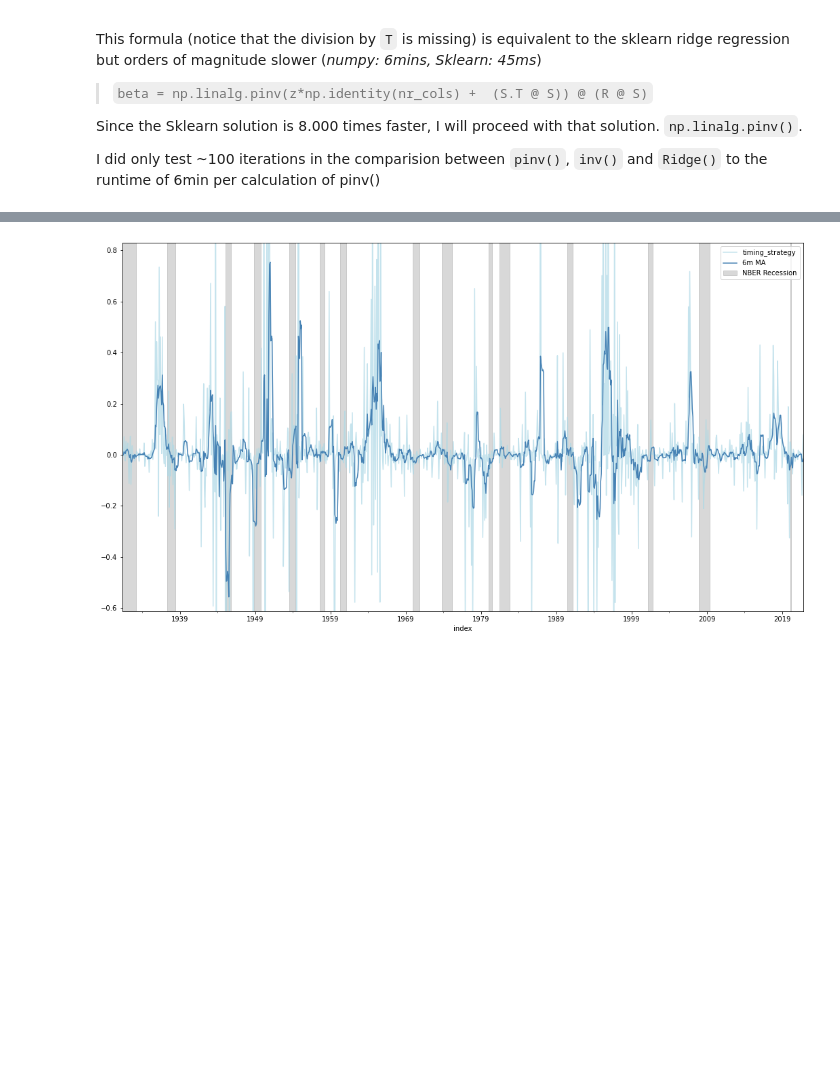
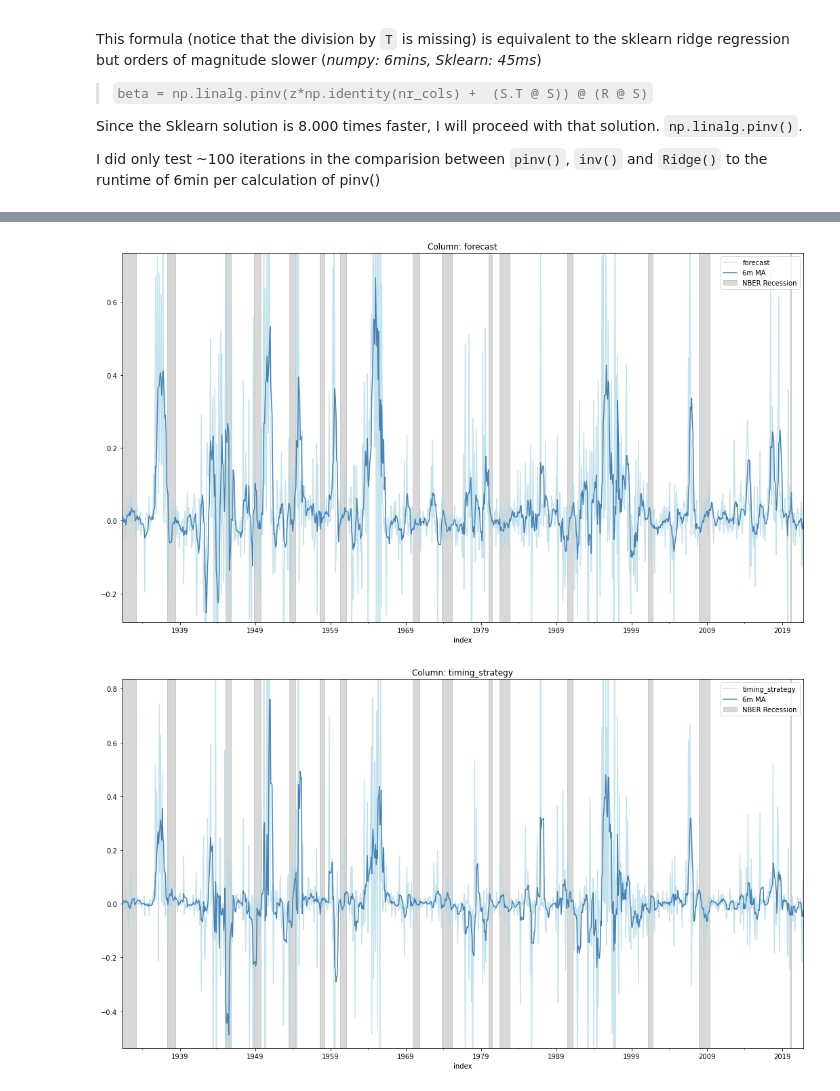
Before and after one commit to nkonts/replication-the-virtue-of-complexity-in-return-prediction, a Jupyter notebook: experiment.ipynb, the cells around one changed output, grey strips where cells are left out. Saved outputs shown, nothing was run; the diff lists cells and outputs as text; code cells hidden in the pictures; blank space fills up the shorter version.

Commit message:
Adjusted result by beta

```diff
--- a/experiment.ipynb
+++ b/experiment.ipynb
@@ -223,0 +231,18 @@ result.round(4)
+# %%
+fig, ax = plt.subplots(figsize=(18,10))
+for col in ["forecast", "timing_strategy"]:
+    plot_data = pd.DataFrame()
+    plot_data[col] = backtest.loc[backtest["z"] == 1000, col]
+    plot_data["6m MA"] = plot_data[col].rolling(6).mean()
+
+    recessions = [t for date_list in nber.apply(lambda x: pd.date_range(x["peak"], x["trough"]), axis=1).values for t in date_list]
+    plot_data["NBER Recession"] = plot_data.index.isin(recessions).astype(int)
+    plot_data = plot_data.dropna()
+    plot_data["6m MA"].plot(ax=ax, label=col)
+ax.fill_between(plot_data.index, ax.get_ylim()[0], ax.get_ylim()[1],
+                where=plot_data["NBER Recession"] == 1 ,color='grey', alpha=0.3,  label="NBER Recession")
+ax.legend(loc="upper right")
+ax.axhline(0, c="black")
+ax.set_title("Forecast vs. timing_strategy")
+plt.savefig("plots/result.jpg")
+plt.show()
@@ -224,24 +251,27 @@ result.round(4)
 # %%
-plot_data = pd.DataFrame()
-plot_data["timing_strategy"] = backtest.loc[backtest["z"] == 1000, "timing_strategy"]
-plot_data["6m MA"] = plot_data["timing_strategy"].rolling(6).mean()
+for col in ["forecast", "timing_strategy"]:
+    plot_data = pd.DataFrame()
+    plot_data[col] = backtest.loc[backtest["z"] == 1000, col]
+    plot_data["6m MA"] = plot_data[col].rolling(6).mean()
 
-recessions = [t for date_list in nber.apply(lambda x: pd.date_range(x["peak"], x["trough"]), axis=1).values for t in date_list]
-plot_data["NBER Recession"] = plot_data.index.isin(recessions).astype(int)
+    recessions = [t for date_list in nber.apply(lambda x: pd.date_range(x["peak"], x["trough"]), axis=1).values for t in date_list]
+    plot_data["NBER Recession"] = plot_data.index.isin(recessions).astype(int)
 
-plot_data = plot_data.dropna()
+    plot_data = plot_data.dropna()
 
-fig, ax = plt.subplots(figsize=(18,10))
-plot_data["timing_strategy"].plot(ax=ax, alpha=0.7, c="lightblue")
-plot_data["6m MA"].plot(ax=ax, c="steelblue")
-ax.set_ylim(plot_data["6m MA"].min()*1.1, plot_data["6m MA"].max()*1.1)
-ax.fill_between(plot_data.index, ax.get_ylim()[0], ax.get_ylim()[1],
-                where=plot_data["NBER Recession"] == 1 ,color='grey', alpha=0.3,  label="NBER Recession")
-ax.legend(loc="upper right")
-plt.savefig("plots/result.jpg")
-plt.show()
+    fig, ax = plt.subplots(figsize=(18,10))
+    plot_data[col].plot(ax=ax, alpha=0.7, c="lightblue")
+    plot_data["6m MA"].plot(ax=ax, c="steelblue")
+    ax.set_ylim(plot_data["6m MA"].min()*1.1, plot_data["6m MA"].max()*1.1)
+    ax.fill_between(plot_data.index, ax.get_ylim()[0], ax.get_ylim()[1],
+                    where=plot_data["NBER Recession"] == 1 ,color='grey', alpha=0.3,  label="NBER Recession")
+    ax.legend(loc="upper right")
+    ax.set_title(f"Column: {col}")
+    plt.savefig("plots/result.jpg")
+    plt.show()
 # %% [output]
-[figure, old version]
+[figure, new version]
+[figure, added]
 # %% [markdown]
 ## Expected plot:
 ![Expected plot](plots/expected_result.png "Expected plot")
```
Also changed, not shown: parts of 6 cells of this notebook, 1 other file.
